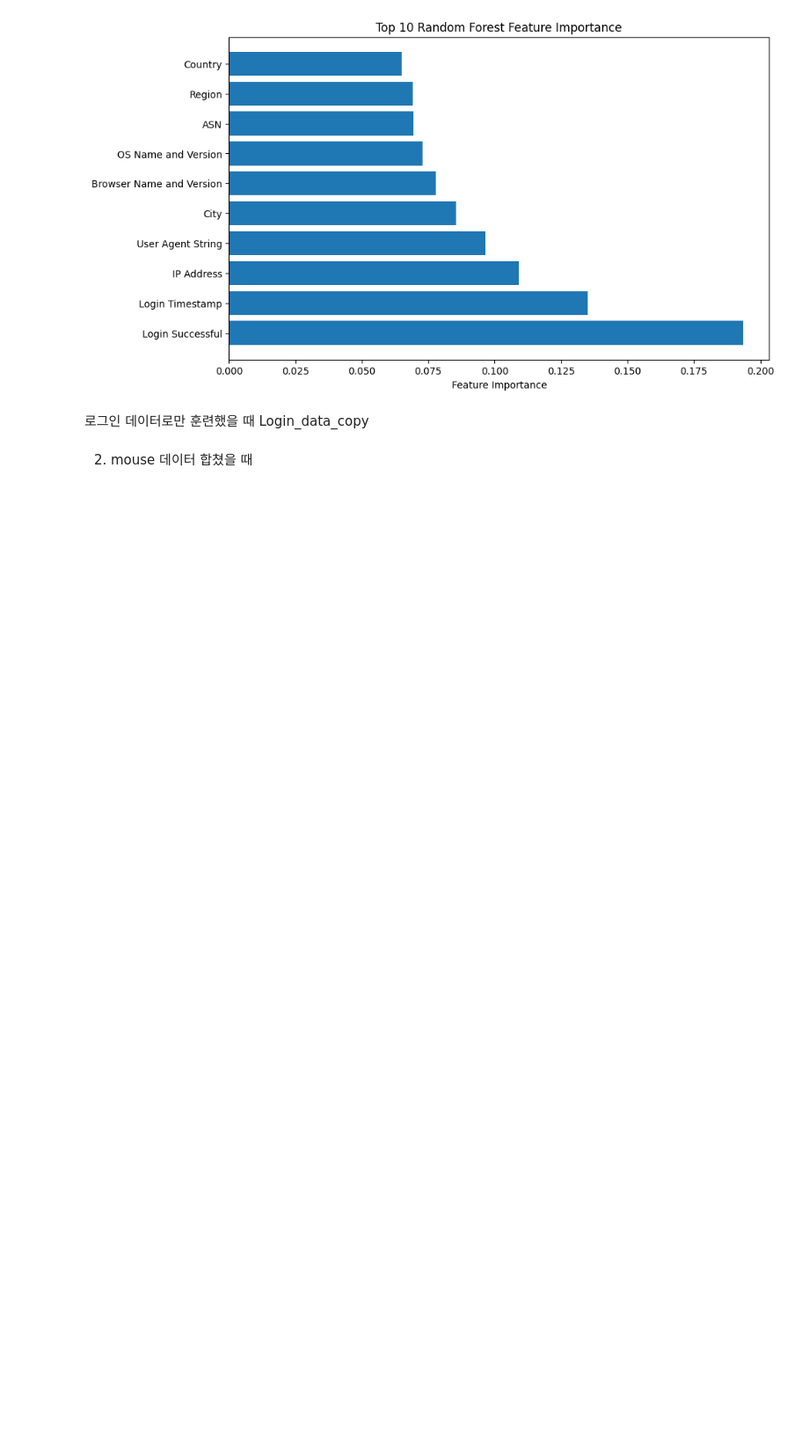
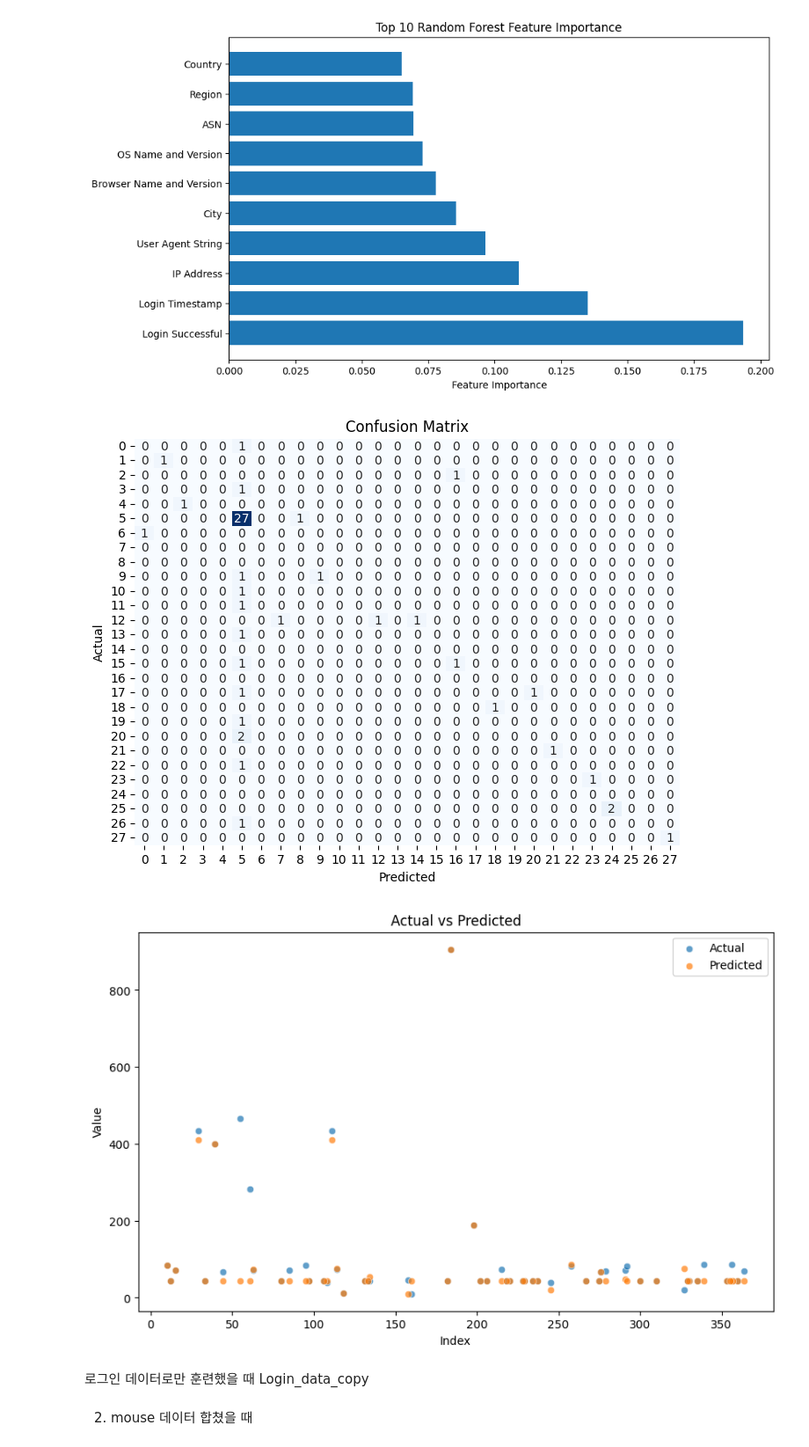
Before and after one commit to irissun9602/Mouse-Dynamics, a Jupyter notebook: Login_data.ipynb, the cells around one changed output. Shown: that part at 88% size. Cells and saved outputs as stored; diff of their text form; code cells hidden in the pictures; blank space fills up the shorter version.

```diff
--- a/Login_data.ipynb
+++ b/Login_data.ipynb
@@ -209,6 +196,32 @@ plt.show()
 X.describe()
 # %%
 print(top_10_features)
+# %%
+import seaborn as sns
+
+# 실제 값과 예측 값을 데이터프레임으로 변환
+result_df = pd.DataFrame({'Actual': y_test, 'Predicted': y_pred})
+
+# Confusion Matrix 시각화
+plt.figure(figsize=(8, 6))
+sns.heatmap(conf_matrix, annot=True, fmt='d', cmap='Blues', cbar=False)
+plt.xlabel('Predicted')
+plt.ylabel('Actual')
+plt.title('Confusion Matrix')
+plt.show()
+
+# 실제 값과 예측 값 시각화
+plt.figure(figsize=(10, 6))
+sns.scatterplot(x=result_df.index, y='Actual', data=result_df, label='Actual', alpha=0.7)
+sns.scatterplot(x=result_df.index, y='Predicted', data=result_df, label='Predicted', alpha=0.7)
+plt.xlabel('Index')
+plt.ylabel('Value')
+plt.title('Actual vs Predicted')
+plt.legend()
+plt.show()
+# %% [output]
+[figure, added]
+[figure, added]
 # %%
 # 선택할 칼럼들 추출
 selected_columns = merged_data[['Is Attack IP',  'Is Account Takeover', 'is_illegal']]
```
Also changed, not shown: parts of 1 cell of this notebook.
